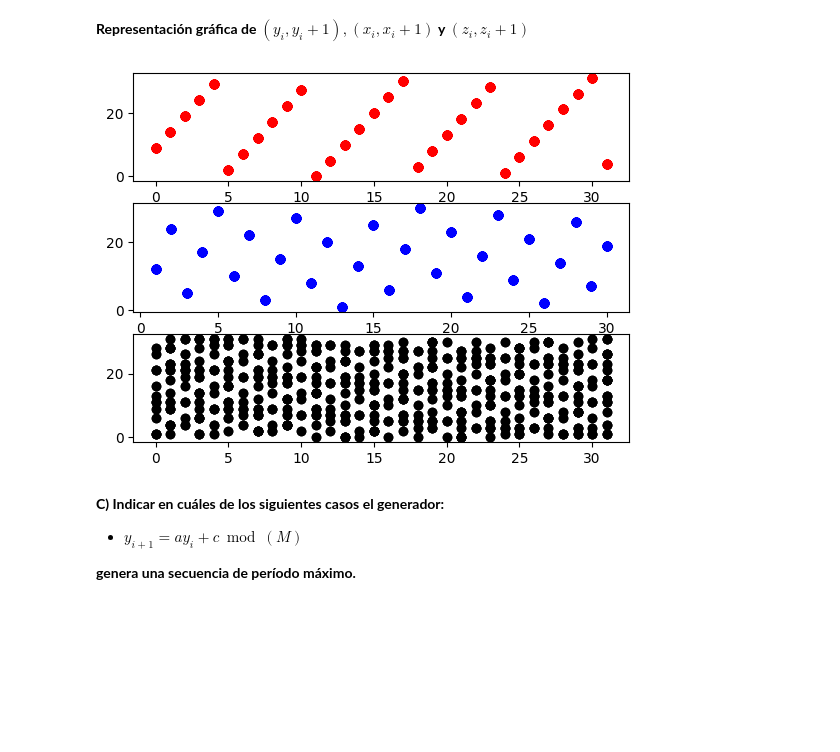
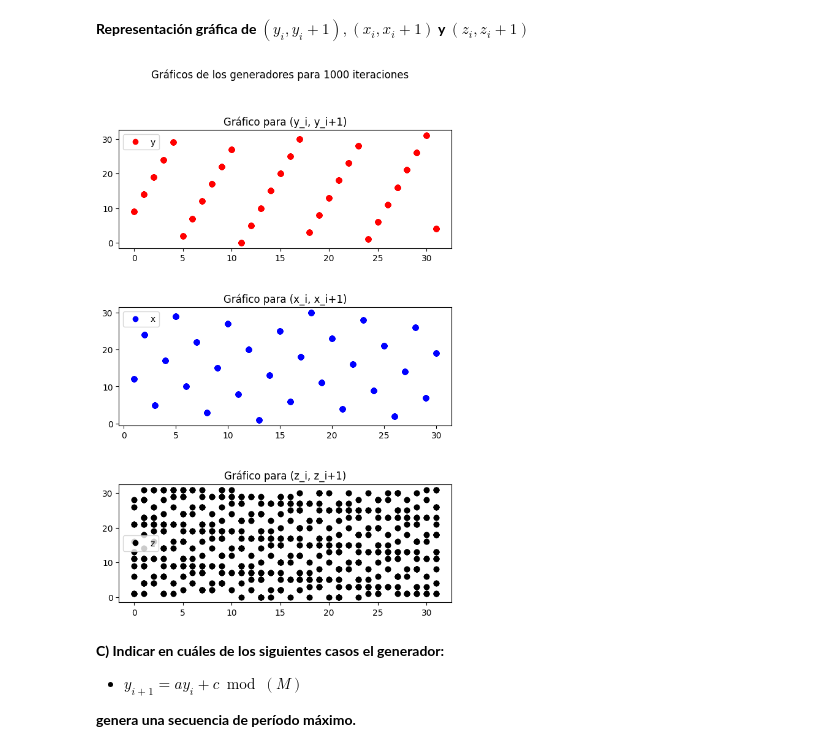
Before and after one commit to alvaro-mediina/modelos-y-simulacion-2025, a Jupyter notebook: tp3-aleatoriedad-montecarlo/main.ipynb, the cells around one changed output. Cells and saved outputs as stored; diff of their text form; code cells hidden in the pictures; blank space fills up the shorter version.

```diff
--- a/tp3-aleatoriedad-montecarlo/main.ipynb
+++ b/tp3-aleatoriedad-montecarlo/main.ipynb
@@ -45,18 +45,31 @@ Los candidatos a raíz primitiva son -> [3, 11, 12, 13, 17, 21, 22, 24]
 # %%
 # Generador** $z_{i+1}=x_i+y_i \bmod(2⁵) y calcular su período.
 import matplotlib.pyplot as plt
 from generators import InventedCongruentialWithSumm
 
 # Test generador_nuevo
 ys, xs, zs = InventedCongruentialWithSumm.invented_congruential_sum(a=12, c=9,M=32 ,iterations=1000, X_seed=1, Y_seed=1)
 
-fig, ax = plt.subplots(3, 1)
+fig, ax = plt.subplots(3, 1, figsize=(7,10))
+
+fig.subplots_adjust(hspace=0.5)
+
 ax[0].plot(ys[:-1], ys[1:], 'ro', label='y')
+ax[0].set_title("Gráfico para (y_i, y_i+1)")
+ax[0].legend()
+
 ax[1].plot(xs[:-1], xs[1:], 'bo', label='x')
+ax[1].set_title("Gráfico para (x_i, x_i+1)")
+ax[1].legend()
+
 ax[2].plot(zs[:-1], zs[1:], 'ko', label='z')
+ax[2].set_title("Gráfico para (z_i, z_i+1)")
+ax[2].legend()
+
+plt.suptitle("Gráficos de los generadores para 1000 iteraciones")
 plt.show()
 # %% [output]
-[figure, old version]
+[figure, new version]
 # %% [markdown]
 **C) Indicar en cuáles de los siguientes casos el generador:**
 - $y_{i+1}=ay_i+c \bmod(M)$
```
Also changed, not shown: parts of 5 cells of this notebook, 2 other files.
